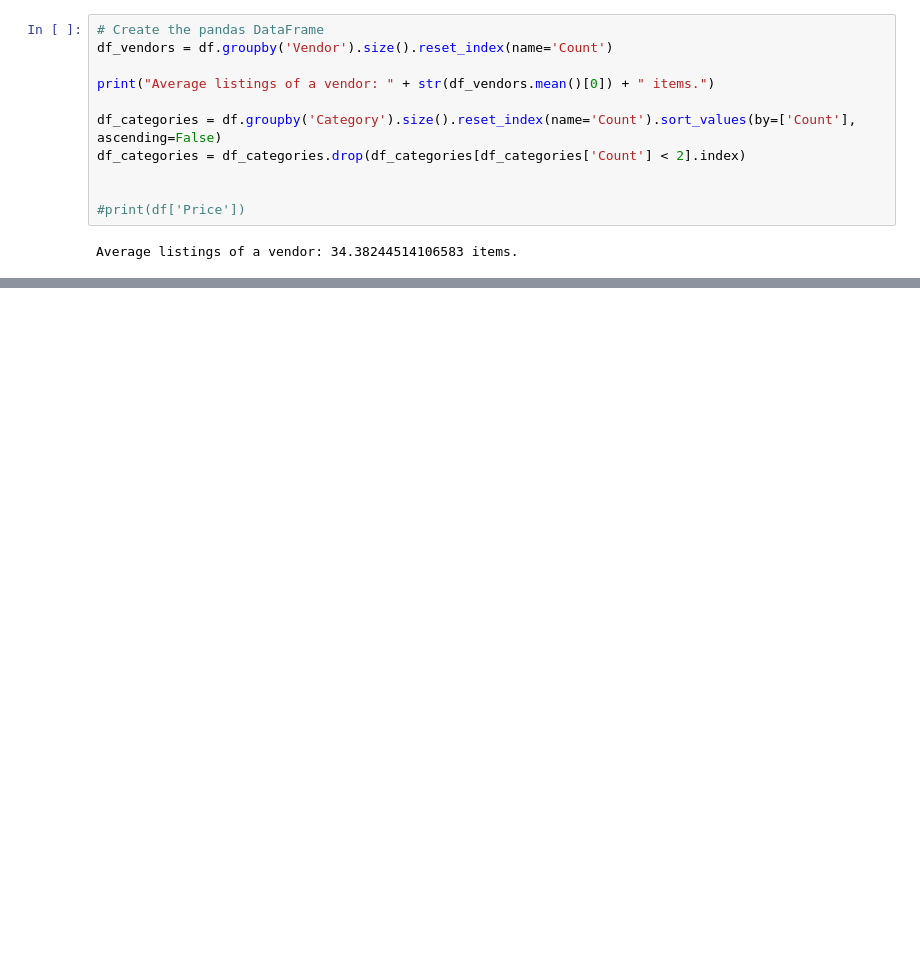
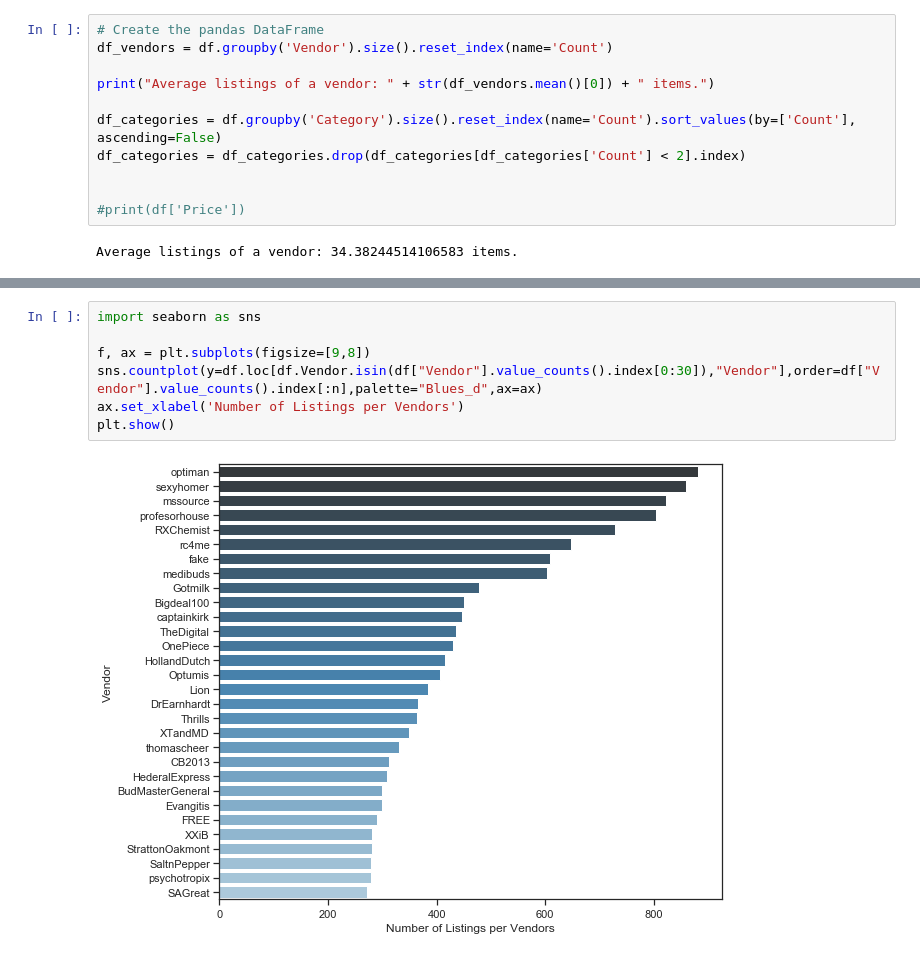
Before and after one commit to kobilvovsky/Data-Science-Project, a Jupyter notebook: Project Darknet Marketplace.ipynb, the cells around one changed output, grey strips where cells are left out. Saved outputs shown, nothing was run; the diff lists cells and outputs as text; blank space fills up the shorter version.

```diff
--- a/Project Darknet Marketplace.ipynb
+++ b/Project Darknet Marketplace.ipynb
@@ -35,0 +53,9 @@ Average listings of a vendor: 34.38244514106583 items.
+# %%
+import seaborn as sns
+
+f, ax = plt.subplots(figsize=[9,8])
+sns.countplot(y=df.loc[df.Vendor.isin(df["Vendor"].value_counts().index[0:30]),"Vendor"],order=df["Vendor"].value_counts().index[:n],palette="Blues_d",ax=ax)
+ax.set_xlabel('Number of Listings per Vendors')
+plt.show()
+# %% [output]
+[figure, added]
```
Also changed, not shown: parts of 4 cells of this notebook.
